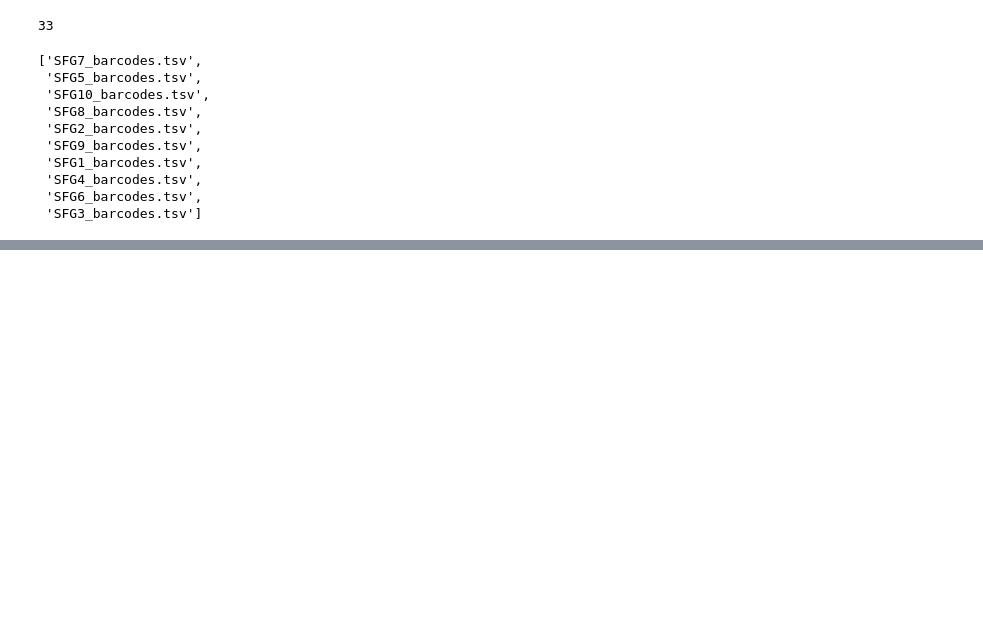
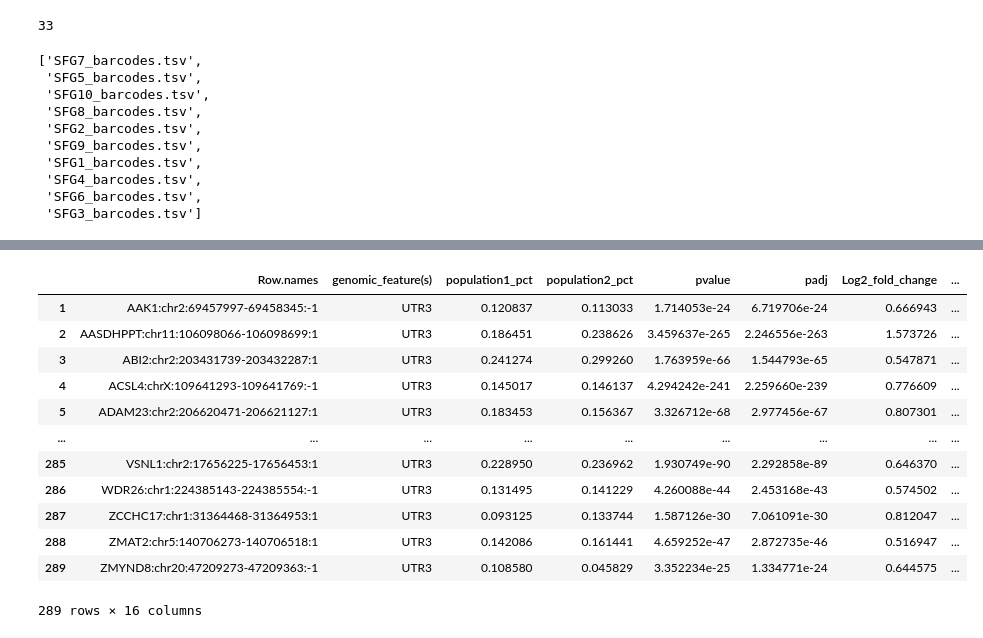
Before and after one commit to AidenSb/APA, a Jupyter notebook: generalbs.ipynb, the cells around one changed output, grey strips where cells are left out. Drawn from its saved outputs; the diff is of its cells as text; code cells hidden in the pictures; blank space fills up the shorter version.

```diff
--- a/generalbs.ipynb
+++ b/generalbs.ipynb
@@ -544,0 +753,18 @@ nbc.close()
+# %%
+peaks_df = pd.read_csv('/data/APAproject/post_qual/data/control_vs_pathology/results/DE_UTR_peaks_df_in_AD.tsv',
+                       sep='\t')
+peaks_df
+# %% [output]
+|  | Row.names | genomic_feature(s) | population1_pct | population2_pct | pvalue | padj | Log2_fold_change | ... |
+| 1 | AAK1:chr2:69457997-69458345:-1 | UTR3 | 0.120837 | 0.113033 | 1.714053e-24 | 6.719706e-24 | 0.666943 | ... |
+| 2 | AASDHPPT:chr11:106098066-106098699:1 | UTR3 | 0.186451 | 0.238626 | 3.459637e-265 | 2.246556e-263 | 1.573726 | ... |
+| 3 | ABI2:chr2:203431739-203432287:1 | UTR3 | 0.241274 | 0.299260 | 1.763959e-66 | 1.544793e-65 | 0.547871 | ... |
+| 4 | ACSL4:chrX:109641293-109641769:-1 | UTR3 | 0.145017 | 0.146137 | 4.294242e-241 | 2.259660e-239 | 0.776609 | ... |
+| 5 | ADAM23:chr2:206620471-206621127:1 | UTR3 | 0.183453 | 0.156367 | 3.326712e-68 | 2.977456e-67 | 0.807301 | ... |
+| ... | ... | ... | ... | ... | ... | ... | ... | ... |
+| 285 | VSNL1:chr2:17656225-17656453:1 | UTR3 | 0.228950 | 0.236962 | 1.930749e-90 | 2.292858e-89 | 0.646370 | ... |
+| 286 | WDR26:chr1:224385143-224385554:-1 | UTR3 | 0.131495 | 0.141229 | 4.260088e-44 | 2.453168e-43 | 0.574502 | ... |
+| 287 | ZCCHC17:chr1:31364468-31364953:1 | UTR3 | 0.093125 | 0.133744 | 1.587126e-30 | 7.061091e-30 | 0.812047 | ... |
+| 288 | ZMAT2:chr5:140706273-140706518:1 | UTR3 | 0.142086 | 0.161441 | 4.659252e-47 | 2.872735e-46 | 0.516947 | ... |
+| 289 | ZMYND8:chr20:47209273-47209363:-1 | UTR3 | 0.108580 | 0.045829 | 3.352234e-25 | 1.334771e-24 | 0.644575 | ... |
+289 rows × 16 columns
```
Also changed, not shown: parts of 37 cells of this notebook.
